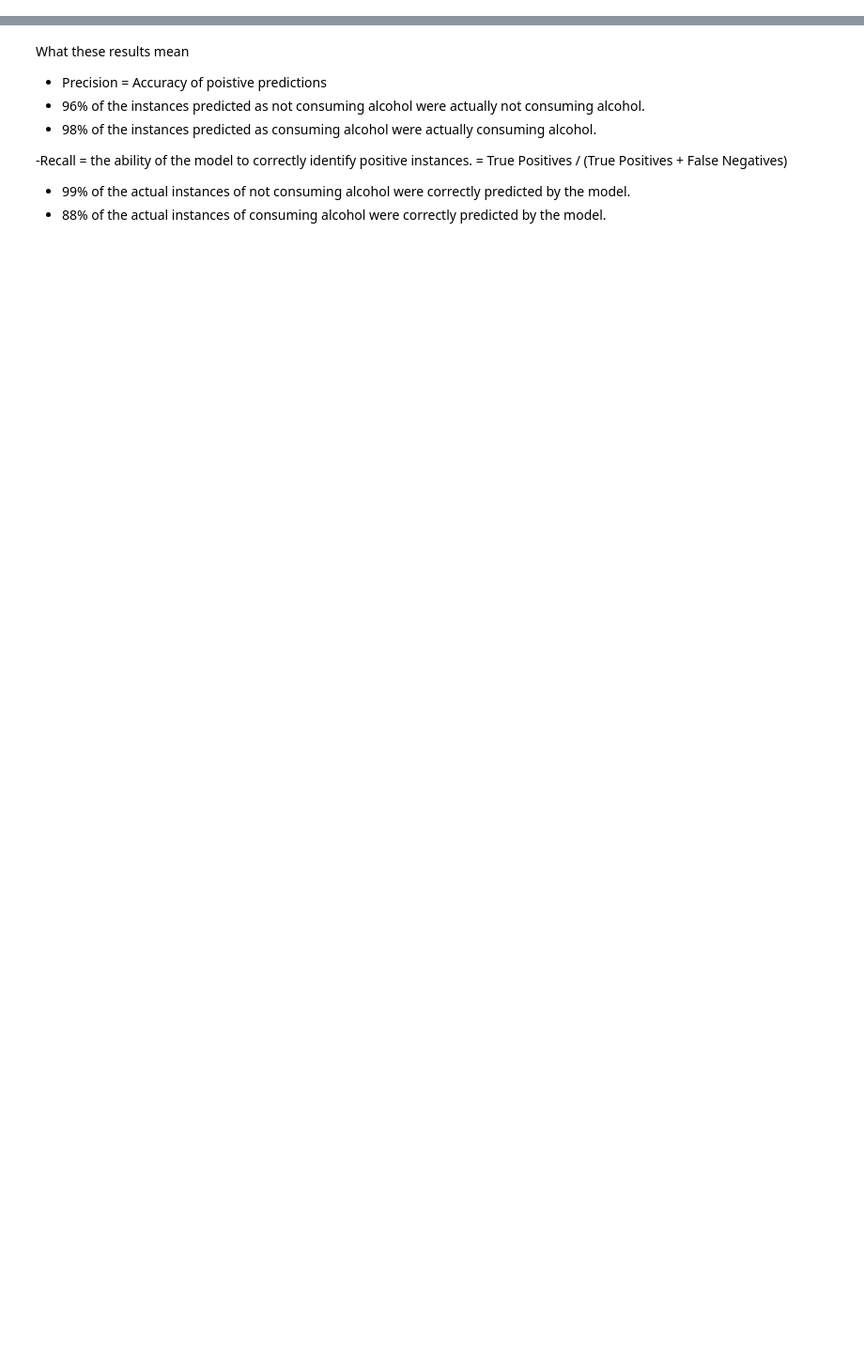
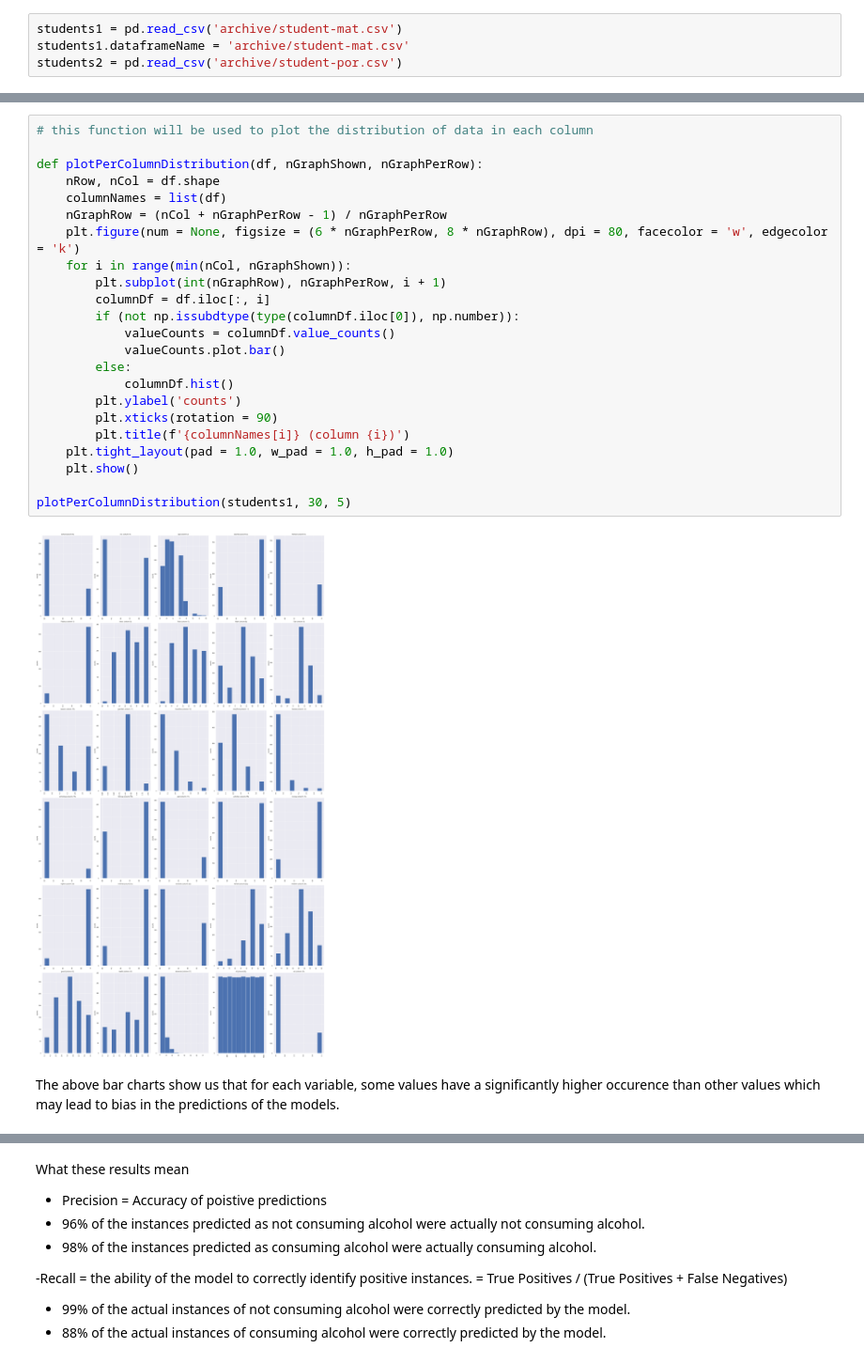
Before and after one commit to ijethmal/sc1015-asg, a Jupyter notebook: MAIN (naive bayes corrected).ipynb, the cells around one changed output, grey strips where cells are left out. Shown at 94% size. Saved outputs shown, nothing was run; the diff lists cells and outputs as text; blank space fills up the shorter version.

```diff
--- a/MAIN (naive bayes corrected).ipynb
+++ b/MAIN (naive bayes corrected).ipynb
@@ -592,0 +32,4 @@ Precision:  0.9444444444444444
+# %%
+students1 = pd.read_csv('archive/student-mat.csv')
+students1.dataframeName = 'archive/student-mat.csv'
+students2 = pd.read_csv('archive/student-por.csv')
@@ -592,0 +186,27 @@ Precision:  0.9444444444444444
+# %%
+# this function will be used to plot the distribution of data in each column
+
+def plotPerColumnDistribution(df, nGraphShown, nGraphPerRow):
+    nRow, nCol = df.shape
+    columnNames = list(df)
+    nGraphRow = (nCol + nGraphPerRow - 1) / nGraphPerRow
+    plt.figure(num = None, figsize = (6 * nGraphPerRow, 8 * nGraphRow), dpi = 80, facecolor = 'w', edgecolor = 'k')
+    for i in range(min(nCol, nGraphShown)):
+        plt.subplot(int(nGraphRow), nGraphPerRow, i + 1)
+        columnDf = df.iloc[:, i]
+        if (not np.issubdtype(type(columnDf.iloc[0]), np.number)):
+            valueCounts = columnDf.value_counts()
+            valueCounts.plot.bar()
+        else:
+            columnDf.hist()
+        plt.ylabel('counts')
+        plt.xticks(rotation = 90)
+        plt.title(f'{columnNames[i]} (column {i})')
+    plt.tight_layout(pad = 1.0, w_pad = 1.0, h_pad = 1.0)
+    plt.show()
+
+plotPerColumnDistribution(students1, 30, 5)
+# %% [output]
+[figure, added]
+# %% [markdown]
+The above bar charts show us that for each variable, some values have a significantly higher occurence than other values which may lead to bias in the predictions of the models.
```
Also changed, not shown: parts of 61 cells of this notebook.
